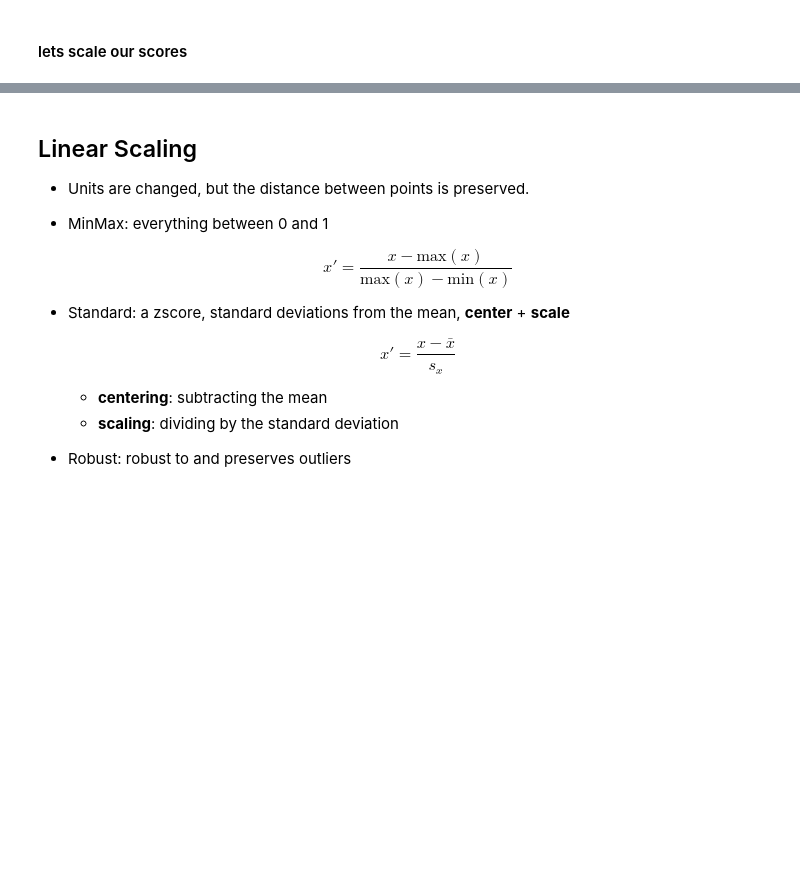
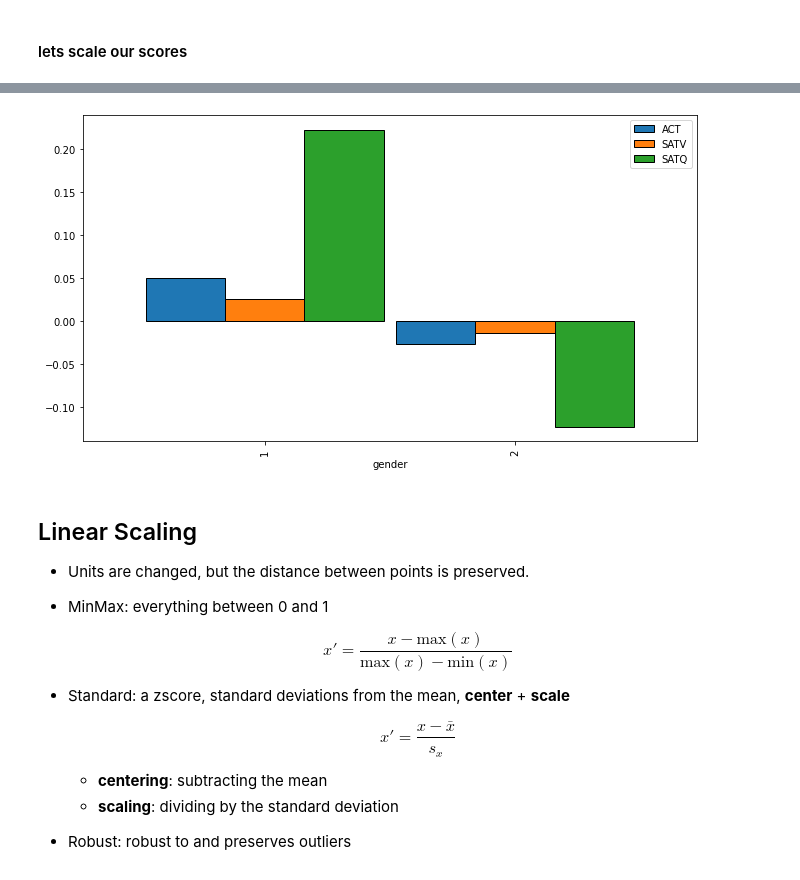
Before and after one commit to CodeupClassroom/pagel-regression, a Jupyter notebook: scaling_lesson.ipynb, the cells around one changed output, grey strips where cells are left out. Saved outputs shown, nothing was run; the diff lists cells and outputs as text; code cells hidden in the pictures; blank space fills up the shorter version.

```diff
--- a/scaling_lesson.ipynb
+++ b/scaling_lesson.ipynb
@@ -144,7 +210,9 @@ cols = ['ACT', 'SATQ', 'SATV']
 # %%
 # grouping and plotting as we did before
-# df[['gender', 'ACT', 'SATV', 'SATQ']].groupby('gender').mean()
-# .plot.bar(figsize=(11, 6), ec='black', width=.95);
+df[['gender', 'ACT', 'SATV', 'SATQ']].groupby('gender').mean()\
+.plot.bar(figsize=(11, 6), ec='black', width=.95);
+# %% [output]
+[figure, added]
 # %% [markdown]
 ## Linear Scaling
 
```
Also changed, not shown: parts of 33 cells of this notebook.
